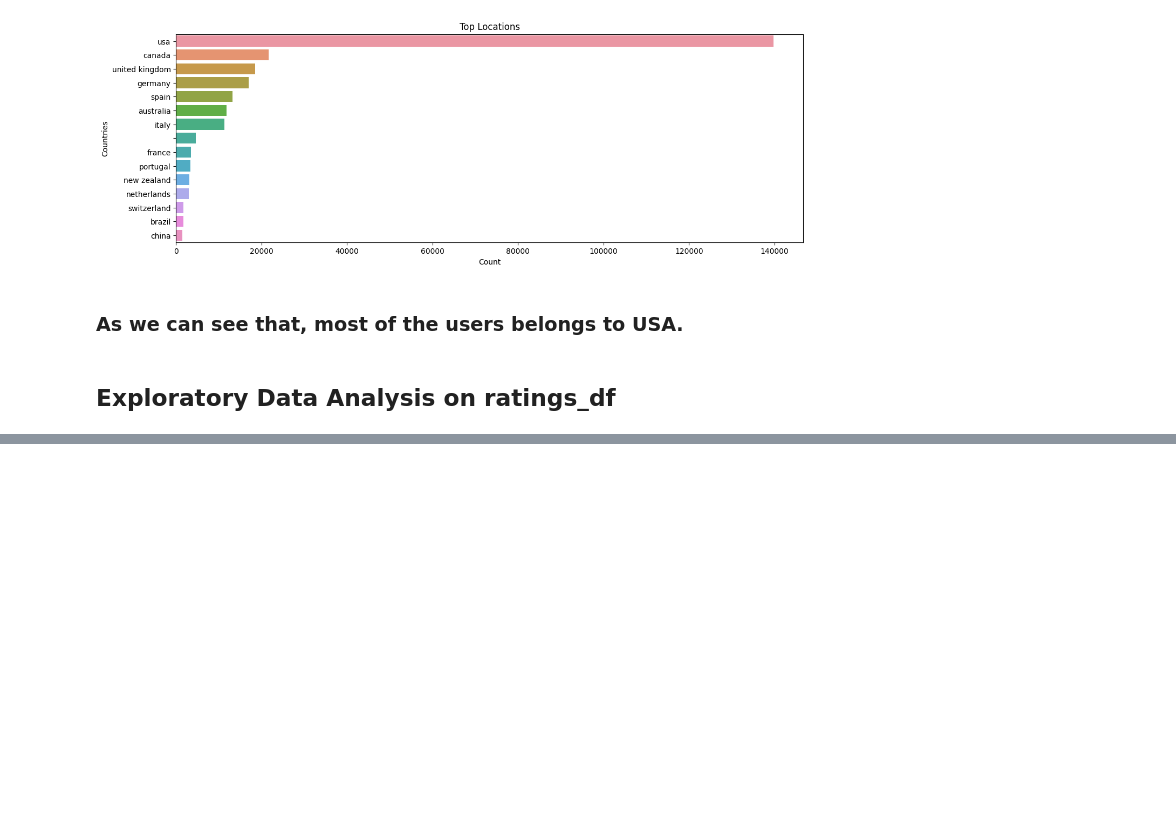
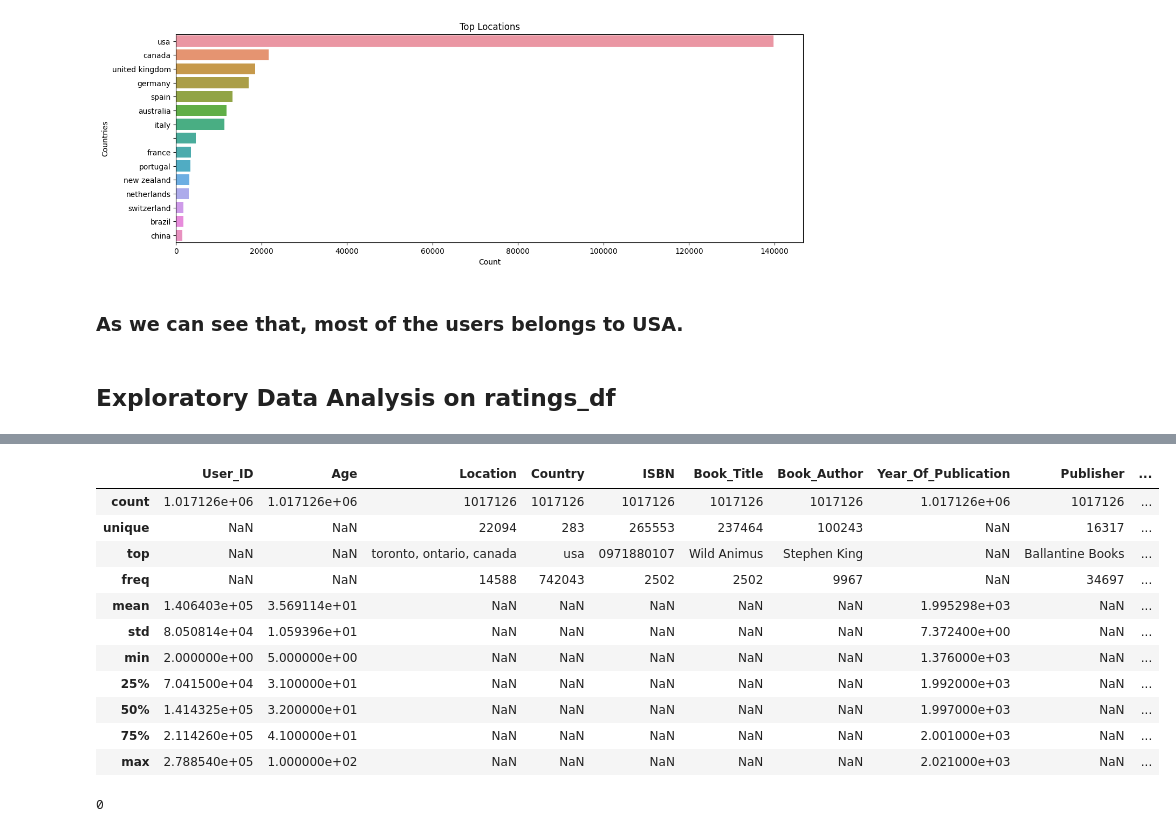
Before and after one commit to diptiranjan1998/Book-Recommendation-system, a Jupyter notebook: Book_Recommendation_System.ipynb, the cells around one changed output, grey strips where cells are left out. Cells and saved outputs as stored; diff of their text form; code cells hidden in the pictures; blank space fills up the shorter version.

```diff
--- a/Book_Recommendation_System.ipynb
+++ b/Book_Recommendation_System.ipynb
@@ -536,0 +601,15 @@ sorted(ratings_df['Book-Rating'].unique())
+# %%
+# First merging users_df and ratings_df
+merged_df= pd.merge(users_df, ratings_df, on= 'User_ID')
+
+# Merging books_df with merged_df
+merged_df= merged_df.merge(books_df, on='ISBN')
+# %%
+# Taking the copy of merged_df for safe operations.
+df= merged_df.copy()
+# %%
+indexes= ['User_ID','Age', 'Location', 'Country', 'ISBN', 'Book_Title', 'Book_Author', 'Year_Of_Publication',
+          'Publisher', 'Book_Rating', 'Image_URL_S', 'Image_URL_M', 'Image_URL_L']
+# %%
+# Let's rearrange the columns properly by reindexing it.
+df= df.reindex(columns= indexes)
@@ -536,0 +663,21 @@ sorted(ratings_df['Book-Rating'].unique())
+# %%
+# Checking the description.
+df.describe(include= 'all')
+# %% [output]
+|  | User_ID | Age | Location | Country | ISBN | Book_Title | Book_Author | Year_Of_Publication | Publisher | ... |
+| count | 1.017126e+06 | 1.017126e+06 | 1017126 | 1017126 | 1017126 | 1017126 | 1017126 | 1.017126e+06 | 1017126 | ... |
+| unique | NaN | NaN | 22094 | 283 | 265553 | 237464 | 100243 | NaN | 16317 | ... |
+| top | NaN | NaN | toronto, ontario, canada | usa | 0971880107 | Wild Animus | Stephen King | NaN | Ballantine Books | ... |
+| freq | NaN | NaN | 14588 | 742043 | 2502 | 2502 | 9967 | NaN | 34697 | ... |
+| mean | 1.406403e+05 | 3.569114e+01 | NaN | NaN | NaN | NaN | NaN | 1.995298e+03 | NaN | ... |
+| std | 8.050814e+04 | 1.059396e+01 | NaN | NaN | NaN | NaN | NaN | 7.372400e+00 | NaN | ... |
+| min | 2.000000e+00 | 5.000000e+00 | NaN | NaN | NaN | NaN | NaN | 1.376000e+03 | NaN | ... |
+| 25% | 7.041500e+04 | 3.100000e+01 | NaN | NaN | NaN | NaN | NaN | 1.992000e+03 | NaN | ... |
+| 50% | 1.414325e+05 | 3.200000e+01 | NaN | NaN | NaN | NaN | NaN | 1.997000e+03 | NaN | ... |
+| 75% | 2.114260e+05 | 4.100000e+01 | NaN | NaN | NaN | NaN | NaN | 2.001000e+03 | NaN | ... |
+| max | 2.788540e+05 | 1.000000e+02 | NaN | NaN | NaN | NaN | NaN | 2.021000e+03 | NaN | ... |
+# %%
+# Checking the Duplicates
+df.duplicated().sum()
+# %% [output]
+0
```
Also changed, not shown: parts of 52 cells of this notebook.
